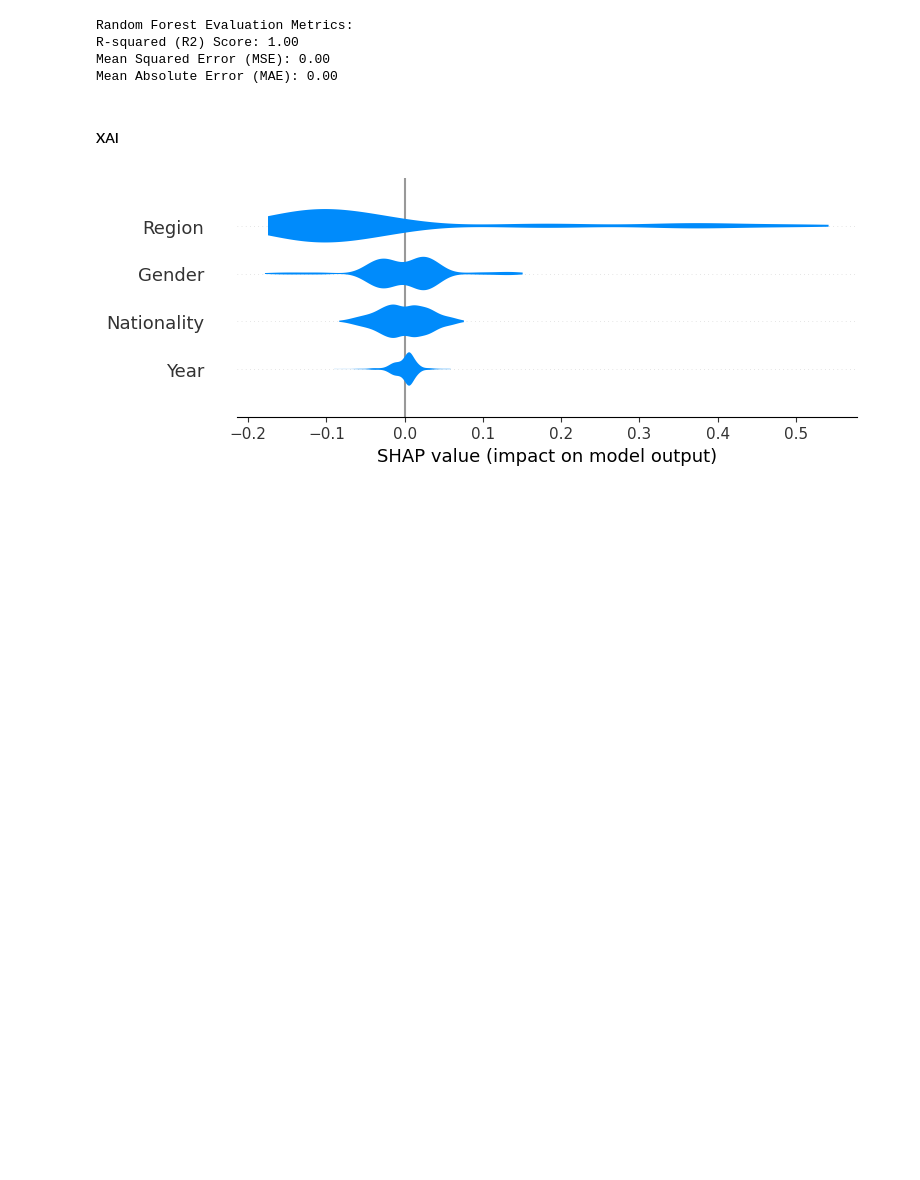
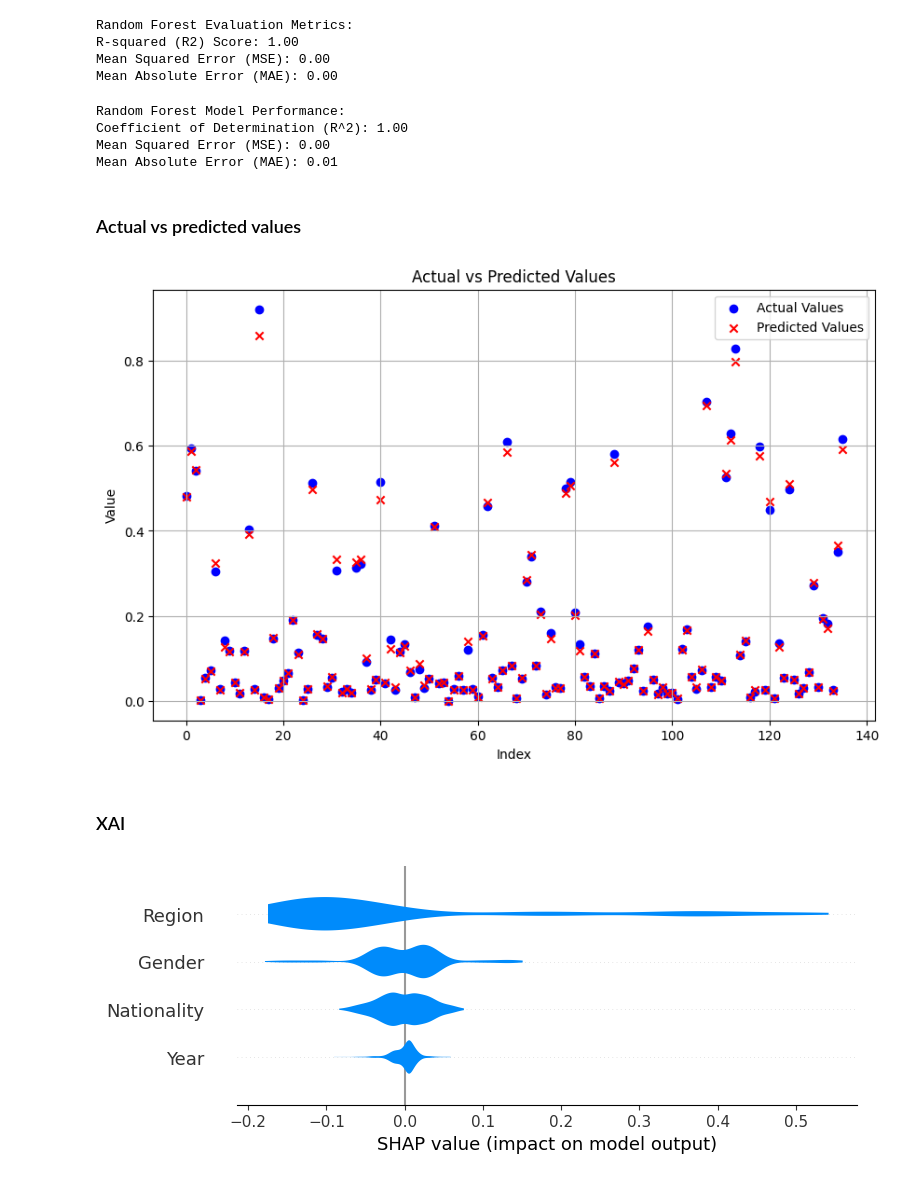
Before and after one commit to maimonahST/Darta_scince, a Jupyter notebook: DS_Project(v1.0).ipynb, the cells around one changed output. Cells and saved outputs as stored; diff of their text form; code cells hidden in the pictures; blank space fills up the shorter version.

```diff
--- a/DS_Project(v1.0).ipynb
+++ b/DS_Project(v1.0).ipynb
@@ -538,8 +588,57 @@ Random Forest Evaluation Metrics:
 R-squared (R2) Score: 1.00
 Mean Squared Error (MSE): 0.00
 Mean Absolute Error (MAE): 0.00
+# %%
+from sklearn.ensemble import RandomForestRegressor
+from sklearn.metrics import mean_squared_error, r2_score, mean_absolute_error
+
+# Define the Random Forest model
+rf_model = RandomForestRegressor()
+
+# Train the model
+rf_model.fit(X_train, y_train)
+
+# Make predictions on the test set
+y_pred_rf = rf_model.predict(X_test)
+
+# Evaluate the model using coefficient of determination (R^2) and mean squared error
+mse_rf = mean_squared_error(y_test, y_pred_rf)
+r2_rf = r2_score(y_test, y_pred_rf)
+mae_rf = mean_absolute_error(y_test, y_pred_rf)
+
+# Print the model performance
+print("Random Forest Model Performance:")
+print(f"Coefficient of Determination (R^2): {r2_rf:.2f}")
+print(f"Mean Squared Error (MSE): {mse_rf:.2f}")
+print(f"Mean Absolute Error (MAE): {mae_rf:.2f}")
+# %% [output]
+Random Forest Model Performance:
+Coefficient of Determination (R^2): 1.00
+Mean Squared Error (MSE): 0.00
+Mean Absolute Error (MAE): 0.01
+# %% [markdown]
+### Actual vs predicted values
+# %%
+import matplotlib.pyplot as plt
+
+
+# Plot the actual vs predicted values in one figure
+plt.figure(figsize=(10, 6))
+
+plt.scatter(range(len(y_test)), y_test, color='blue', label='Actual Values')
+plt.scatter(range(len(y_pred_rf)), y_pred_rf, color='red', label='Predicted Values', marker='x')
+
+plt.title('Actual vs Predicted Values')
+plt.xlabel('Index')
+plt.ylabel('Value')
+plt.legend()
+plt.grid(True)
+
+plt.show()
+# %% [output]
+[figure, added]
 # %% [markdown]
-#### XAI
+### XAI
 # %%
 explainer = shap.TreeExplainer(best_model_rf)
 shap_values = explainer.shap_values(X_train)
```
Also changed, not shown: parts of 12 cells of this notebook.
